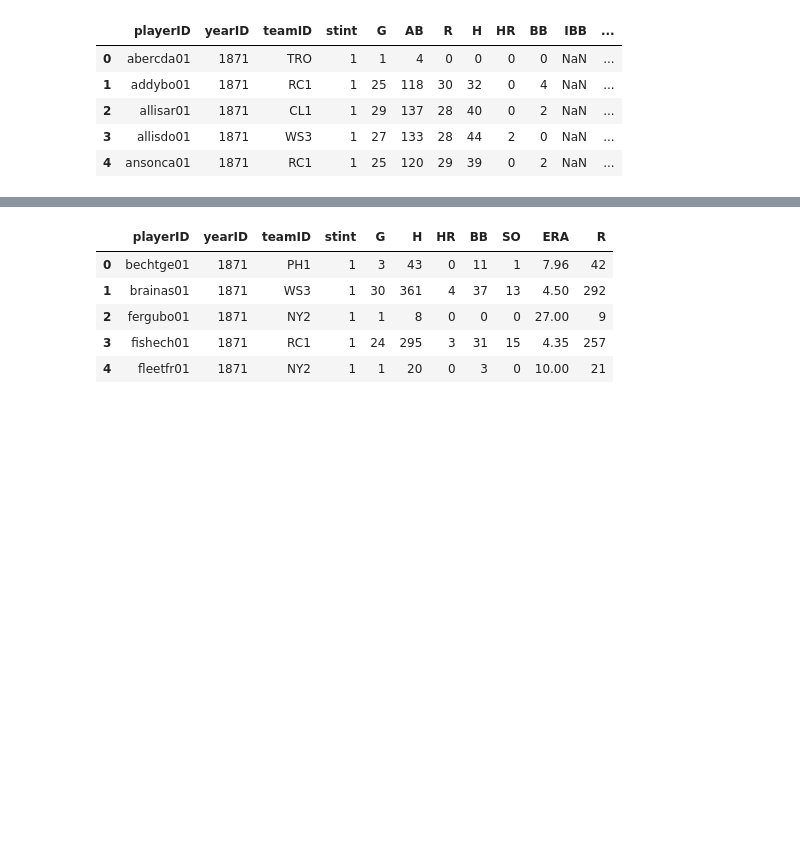
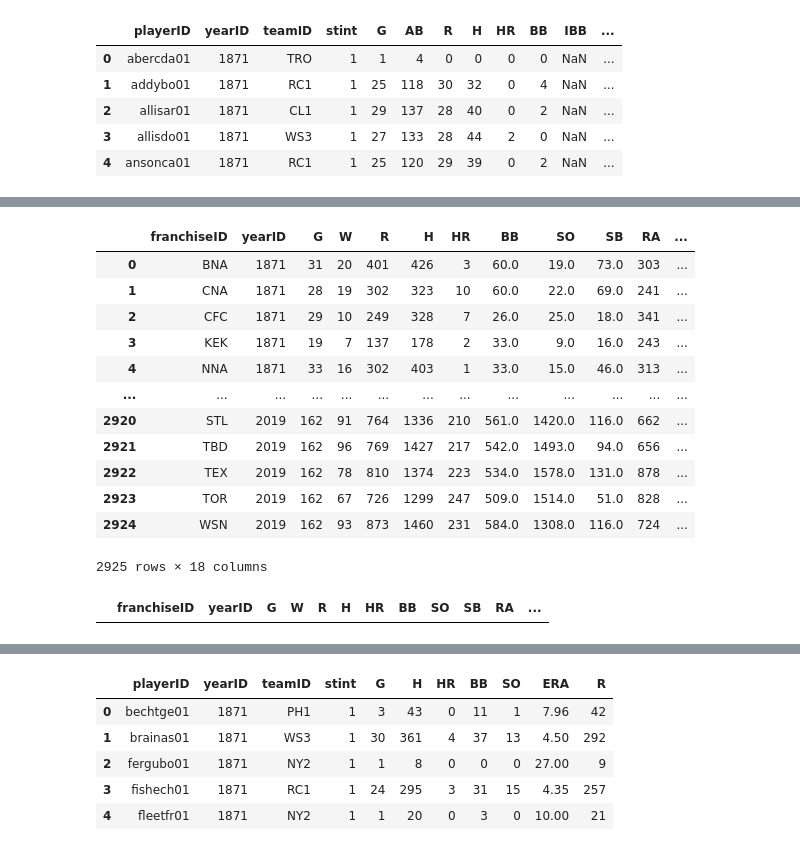
Before and after one commit to abasaltr/Baseball_Learning, a Jupyter notebook: baseball-v1/sandbox/jeremy/DBSetUp.ipynb, the cells around one changed output, grey strips where cells are left out. Drawn from its saved outputs; the diff is of its cells as text; code cells hidden in the pictures; blank space fills up the shorter version.

```diff
--- a/baseball-v1/sandbox/jeremy/DBSetUp.ipynb
+++ b/baseball-v1/sandbox/jeremy/DBSetUp.ipynb
@@ -71,0 +131,25 @@ battingDF.head()
+# %%
+team_statsDF = teamsDF.copy()
+team_statsDF = team_statsDF[team_statsDF.columns.drop('name')]
+team_statsDF = team_statsDF[team_statsDF.columns.drop('teamID')]
+team_statsDF = team_statsDF.rename(columns={'teamIDy': 'teamID'})
+team_statsDF
+# %% [output]
+|  | franchiseID | yearID | G | W | R | H | HR | BB | SO | SB | RA | ... |
+| 0 | BNA | 1871 | 31 | 20 | 401 | 426 | 3 | 60.0 | 19.0 | 73.0 | 303 | ... |
+| 1 | CNA | 1871 | 28 | 19 | 302 | 323 | 10 | 60.0 | 22.0 | 69.0 | 241 | ... |
+| 2 | CFC | 1871 | 29 | 10 | 249 | 328 | 7 | 26.0 | 25.0 | 18.0 | 341 | ... |
+| 3 | KEK | 1871 | 19 | 7 | 137 | 178 | 2 | 33.0 | 9.0 | 16.0 | 243 | ... |
+| 4 | NNA | 1871 | 33 | 16 | 302 | 403 | 1 | 33.0 | 15.0 | 46.0 | 313 | ... |
+| ... | ... | ... | ... | ... | ... | ... | ... | ... | ... | ... | ... | ... |
+| 2920 | STL | 2019 | 162 | 91 | 764 | 1336 | 210 | 561.0 | 1420.0 | 116.0 | 662 | ... |
+| 2921 | TBD | 2019 | 162 | 96 | 769 | 1427 | 217 | 542.0 | 1493.0 | 94.0 | 656 | ... |
+| 2922 | TEX | 2019 | 162 | 78 | 810 | 1374 | 223 | 534.0 | 1578.0 | 131.0 | 878 | ... |
+| 2923 | TOR | 2019 | 162 | 67 | 726 | 1299 | 247 | 509.0 | 1514.0 | 51.0 | 828 | ... |
+| 2924 | WSN | 2019 | 162 | 93 | 873 | 1460 | 231 | 584.0 | 1308.0 | 116.0 | 724 | ... |
+2925 rows × 18 columns
+# %%
+team_statsDF2 = team_statsDF.fillna(0)
+team_statsDF2[pd.isnull(team_statsDF2).any(axis=1)]
+# %% [output]
+|  | franchiseID | yearID | G | W | R | H | HR | BB | SO | SB | RA | ... |
```
Also changed, not shown: parts of 52 cells of this notebook, 1 other file.
